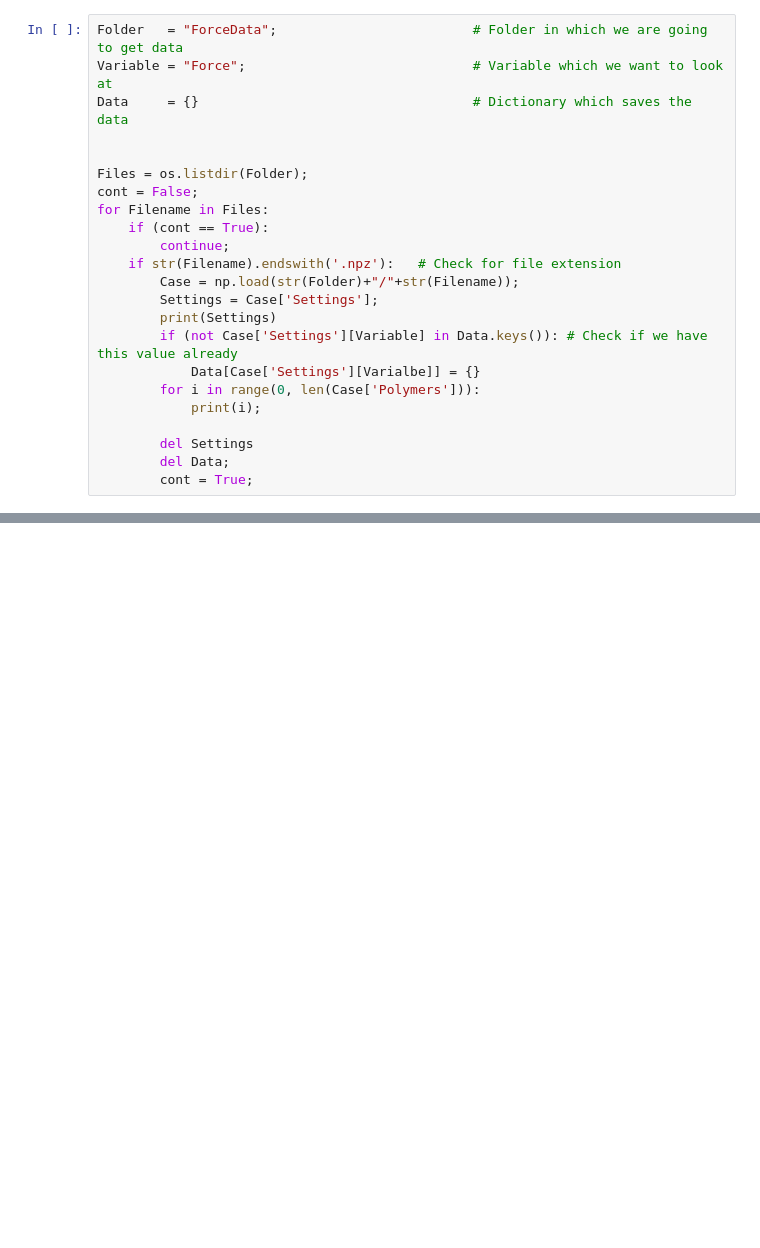
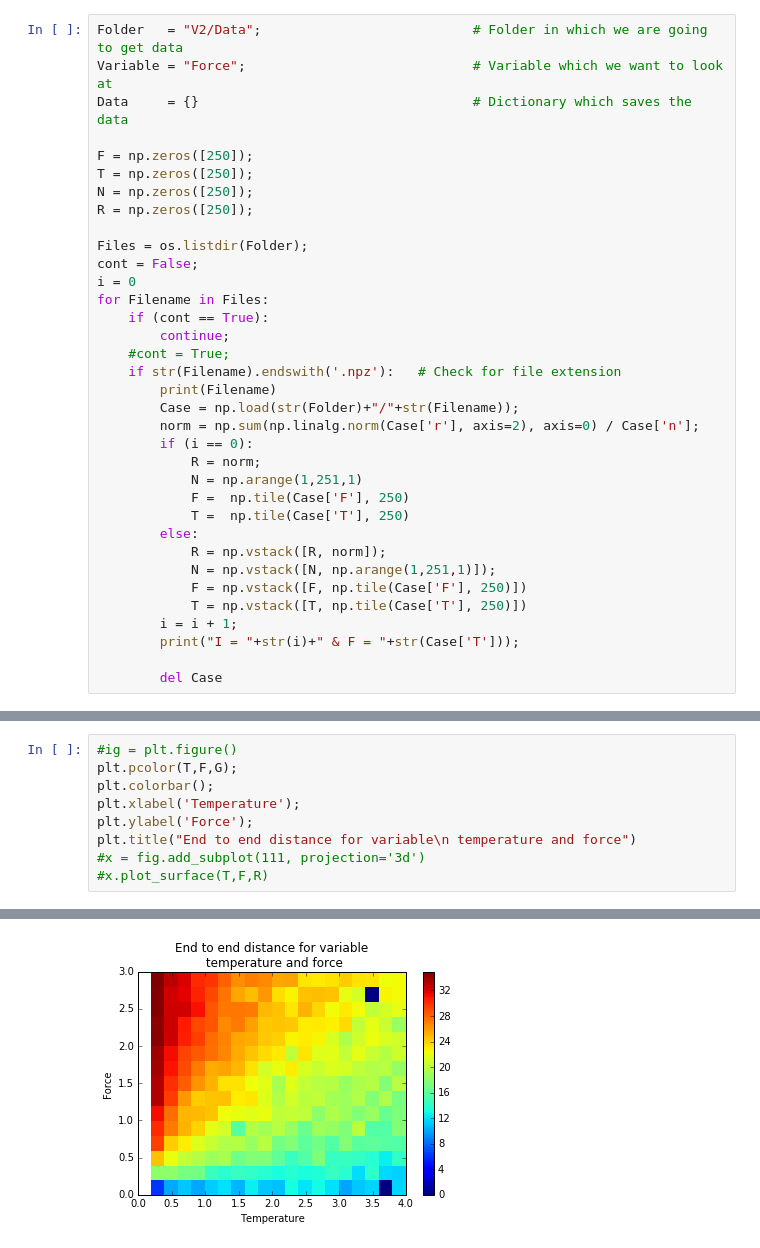
Before and after one commit to JesseSlim/comp-phys-2016-mc, a Jupyter notebook: DataProcessingV2.ipynb, the cells around one changed output, grey strips where cells are left out. Cells and saved outputs as stored; diff of their text form; blank space fills up the shorter version.

```diff
--- a/DataProcessingV2.ipynb
+++ b/DataProcessingV2.ipynb
@@ -4,23 +9,35 @@ import numpy as np
 # %%
-Folder   = "ForceData";                         # Folder in which we are going to get data
+Folder   = "V2/Data";                           # Folder in which we are going to get data
 Variable = "Force";                             # Variable which we want to look at
 Data     = {}                                   # Dictionary which saves the data
 
+F = np.zeros([250]);
+T = np.zeros([250]);
+N = np.zeros([250]);
+R = np.zeros([250]);
 
 Files = os.listdir(Folder);
 cont = False;
+i = 0
 for Filename in Files:
     if (cont == True):
         continue;
+    #cont = True;
     if str(Filename).endswith('.npz'):   # Check for file extension
+        print(Filename)
         Case = np.load(str(Folder)+"/"+str(Filename));
-        Settings = Case['Settings'];
-        print(Settings)
-        if (not Case['Settings'][Variable] in Data.keys()): # Check if we have this value already
-            Data[Case['Settings'][Varialbe]] = {}
-        for i in range(0, len(Case['Polymers'])):
-            print(i);
+        norm = np.sum(np.linalg.norm(Case['r'], axis=2), axis=0) / Case['n'];
+        if (i == 0):
+            R = norm;
+            N = np.arange(1,251,1)
+            F =  np.tile(Case['F'], 250)
+            T =  np.tile(Case['T'], 250)
+        else:
+            R = np.vstack([R, norm]);
+            N = np.vstack([N, np.arange(1,251,1)]);
+            F = np.vstack([F, np.tile(Case['F'], 250)])
+            T = np.vstack([T, np.tile(Case['T'], 250)])
+        i = i + 1;
+        print("I = "+str(i)+" & F = "+str(Case['T']));
 
-        del Settings
-        del Data;
-        cont = True;
+        del Case
@@ -32,0 +107,10 @@ abs(-1)
+# %%
+#ig = plt.figure()
+plt.pcolor(T,F,G);
+plt.colorbar();
+plt.xlabel('Temperature');
+plt.ylabel('Force');
+plt.title("End to end distance for variable\n temperature and force")
+#x = fig.add_subplot(111, projection='3d')
+#x.plot_surface(T,F,R)
+# %% [output]
@@ -32,0 +118 @@ abs(-1)
+[figure, added]
```
Also changed, not shown: parts of 9 cells of this notebook, 15 other files.
